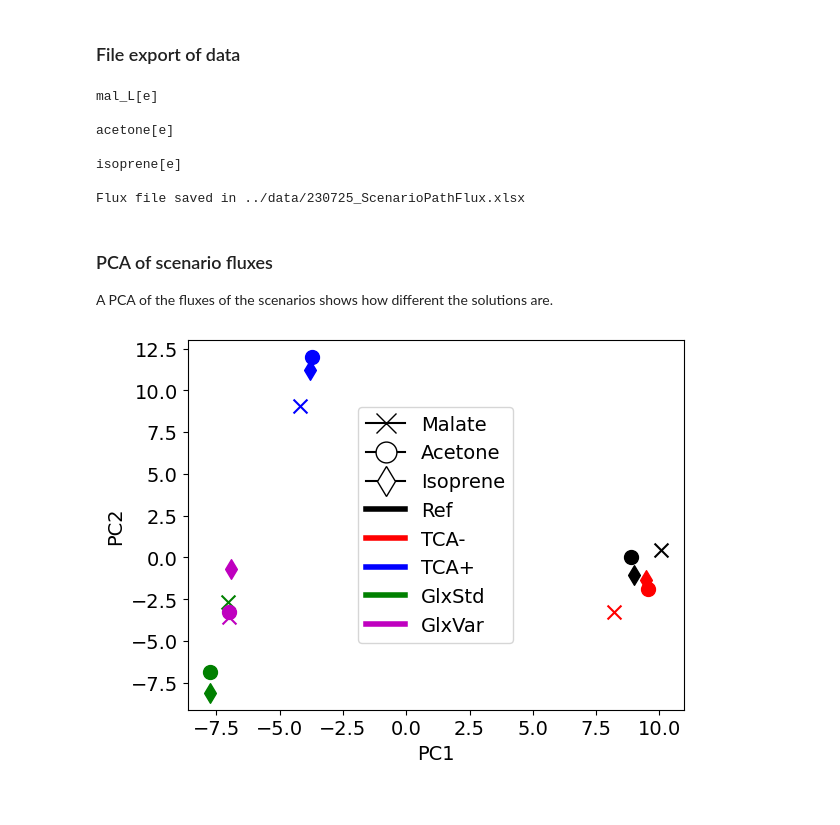
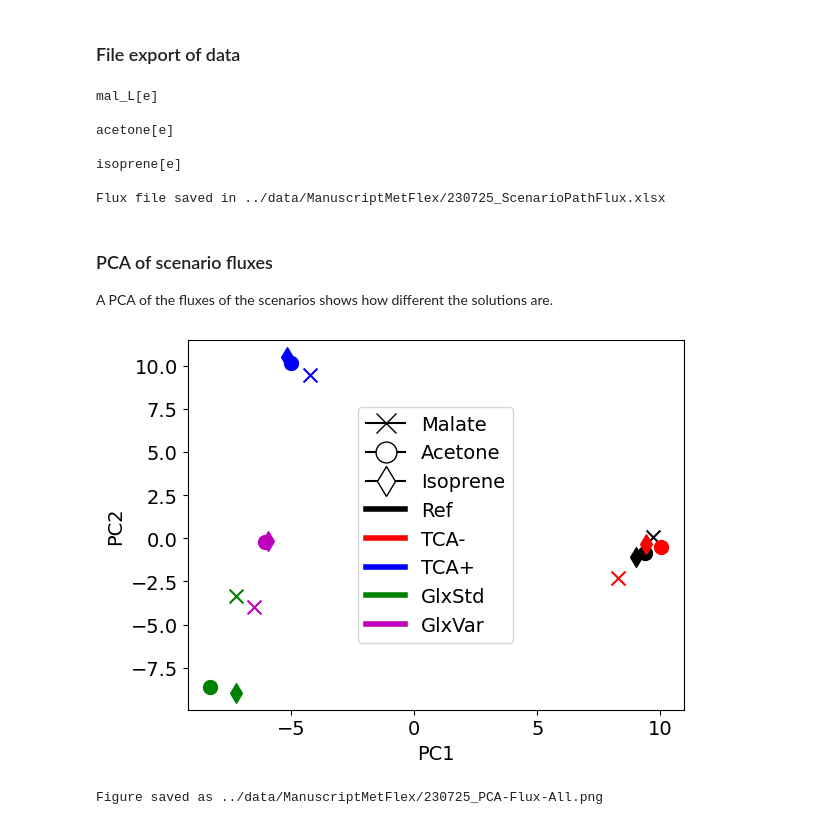
Before and after one commit to iAMB-RWTH-Aachen/Opol-GSMM, a Jupyter notebook: code/Model-Analysis.ipynb, the cells around one changed output. Drawn from its saved outputs; the diff is of its cells as text; code cells hidden in the pictures.

```diff
--- a/code/Model-Analysis.ipynb
+++ b/code/Model-Analysis.ipynb
@@ -3,12 +3,10 @@
 
 The notebook explores the metabolic capacities of *O. polymorpha* to produce the small molecular weight biochemicals malate, acetone, and isoprene. For the analysis a modified genome scale model based on iUL909 [[Liebal et al., 2021](https://doi.org/10.1186/s12896-021-00675-w)] is used, in which reactions for acetone and isoprene production are added.
 # %%
-import sys # loading commands to control/navigate within the system architecture
 # Loading pandas, a library for data manipulation
 import os
 import xlrd
 import pandas as pd
-import re
 from datetime import date
 import numpy as np
 
@@ -18,7 +16,7 @@ from itertools import product
 
 # loading matplotlib, a library for visualization
 import matplotlib.pyplot as plt
-from matplotlib.patches import Patch
+# from matplotlib.patches import Patch
 from matplotlib.lines import Line2D
 %matplotlib inline
 plt.rcParams['font.size'] = '14'
@@ -30,7 +28,7 @@ from cobra import Reaction, Metabolite
 from iambcodes import countCinFormula, set_ObjGSMM, set_SubFlux, CreateTransReact
 
 Today = date.today().strftime('%y%m%d')
-SaveDir = os.path.join('..','data')
+SaveDir = os.path.join('..','data','ManuscriptMetFlex')
 FigureType = 'png'
 # %%
 
@@ -73,7 +75,7 @@ if run:
         reaction.name = 'Isoprene synthase'
         reaction.lower_bound = 0.
         reaction.upper_bound = 1000.
-    #     reaction.annotation = {'biocyc': 'FUCISOM-RXN', 'brenda': '5.3.1.25'}
+        reaction.annotation = {'biocyc':'4.2.3.27-RXN' , 'brenda': '4.2.3.27'}
         IP = Metabolite(
             'isoprene[c]',
             formula = 'C5H8',
@@ -81,7 +83,7 @@ if run:
             charge = 0,
             compartment = 'c',
         )
-    #     IP.annotation = {'biocyc':'CPD-10329', 'chebi':'42548', 'chemspider':'388645', 'drugbank':'DB04473', 'inchi':'InChI=1S/C6H12O5/c1-2-3(7)4(8)5(9)6(10)11-2/h2-10H,1H3/t2-,3+,4+,5-,6+/m0/s1', 'kegg.compound':'C20835', 'pubchem':'439554'}
+        IP.annotation = {'biocyc':'CPD-9436', 'chebi':'35194', 'chemspider':'6309', 'inchi':' InChI=1S/C5H8/c1-4-5(2)3/h4H,1-2H2,3H3', 'kegg.compound':'C16521', 'pubchem':'6557'}
         IPP = model.metabolites.get_by_id('ipdp[c]')
         DP = model.metabolites.get_by_id('ppi[c]')
         reaction.add_metabolites({IPP:-1., IP:1., DP:1.})
@@ -144,7 +146,7 @@ if run:
     model.add_reactions([TransAcetone])
     model.add_boundary(model.metabolites.get_by_id('acetone[e]'), type="exchange", lb=0)
 
-    # write_sbml_model(model, "iOpol23.xml")
+    write_sbml_model(model, "iOpol23.xml")
 else:
     print('Using the adapted model iOpol23.xml')
 # %% [output]
@@ -288,8 +291,6 @@ def Model_Unconstrained(model, target):
     # optimizing for production
     set_ObjGSMM(model, target)
     set_SubFlux(model, ['meoh'], 'Ex_glc_D', 10)
-    # setting cytoplasmic malate dehydrogenase as reversible
-    model.reactions.get_by_id('MDH').bounds = -1000,1000
     return model
 
 
@@ -300,8 +301,6 @@ def Model_BlockedTCA(model, target):
     # optimizing for production
     set_ObjGSMM(model, target)
     set_SubFlux(model, ['meoh'], 'Ex_glc_D', 10)
-    # setting cytoplasmic malate dehydrogenase as reversible
-    model.reactions.get_by_id('MDH').bounds = -1000,1000
 
     model.reactions.get_by_id('PDHa1').upper_bound = 0
     model.reactions.get_by_id('PDHcm').upper_bound = 0
@@ -322,8 +321,6 @@ def Model_ForceTCA(model, target):
     # optimizing for production
     set_ObjGSMM(model, target)
     set_SubFlux(model, ['meoh'], 'Ex_glc_D', 10)
-    # setting cytoplasmic malate dehydrogenase as reversible
-    model.reactions.get_by_id('MDH').bounds = -1000,1000
     model.reactions.get_by_id('AKGDam').lower_bound = 7.8
     return model
 
@@ -334,8 +331,6 @@ def Model_ForceStdGlx(model, target):
     # optimizing for production
     set_ObjGSMM(model, target)
     set_SubFlux(model, ['meoh'], 'Ex_glc_D', 10)
-    # setting cytoplasmic malate dehydrogenase as reversible
-    model.reactions.get_by_id('MDH').bounds = -1000,1000
 
     model.reactions.get_by_id('ICL').lower_bound = 10
     return model
@@ -347,8 +342,6 @@ def Model_ForceImpGlx(model, target):
     # optimizing for production
     set_ObjGSMM(model, target)
     set_SubFlux(model, ['meoh'], 'Ex_glc_D', 10)
-    # setting cytoplasmic malate dehydrogenase as reversible
-    model.reactions.get_by_id('MDH').bounds = -1000,1000
     model.reactions.get_by_id('ICL').lower_bound = 10
     model.reactions.get_by_id('MDHm').bounds = -10, 2.85
     return model
@@ -561,7 +554,7 @@ acetone[e]
 
 isoprene[e]
 
-Flux file saved in ../data/230725_ScenarioPathFlux.xlsx
+Flux file saved in ../data/ManuscriptMetFlex/230725_ScenarioPathFlux.xlsx
 # %% [markdown]
 ### PCA of scenario fluxes
 A PCA of the fluxes of the scenarios shows how different the solutions are.
@@ -589,7 +582,7 @@ for target in list(myResults.columns):
 
     # Standardizing the features
     x.append(StandardScaler().fit_transform(myDat.T))
-x = np.array(x).reshape(-1, 135)
+x = np.array(x).reshape(-1, 134)
 pca = PCA(n_components=2)
 principalComponents = pca.fit_transform(x)
 principalDf = pd.DataFrame(data = principalComponents, columns = ['PC1', 'PC2'], index = PrintLabel)
@@ -597,31 +590,33 @@ principalDf = pd.DataFrame(data = principalComponents, columns = ['PC1', 'PC2'],
 principalDf['Target'] = [mylist[0] for mylist in PlotLabel]
 principalDf['Path'] = [mylist[1] for mylist in PlotLabel]
 
 # Plotting the PCA
 # plt.figure(figsize=(10,10))
 plt.xlabel('PC1')
 plt.ylabel('PC2')
 for idx, row in principalDf.iterrows():
     plt.scatter(row['PC1'], row['PC2'], s=100, marker=row['Target'], c=row['Path'], label=idx)
 
 # adding manual legend for target marker and pathway color
 # https://matplotlib.org/stable/gallery/text_labels_and_annotations/custom_legends.html
 legend_elements = [Line2D([0], [0], marker='x', color='k', label='Malate', markerfacecolor='w', markersize=15),
                    Line2D([0], [0], marker='o', color='k', label='Acetone', markerfacecolor='w', markersize=15),
                    Line2D([0], [0], marker='d', color='k', label='Isoprene', markerfacecolor='w', markersize=15),
                    Line2D([0], [0], color='k', lw=4, label='Ref'),
                    Line2D([0], [0], color='r', lw=4, label='TCA-'),
                    Line2D([0], [0], color='b', lw=4, label='TCA+'),
                    Line2D([0], [0], color='g', lw=4, label='GlxStd'),
                    Line2D([0], [0], color='m', lw=4, label='GlxVar')]
 # plt.legend(handles = legend_elements, bbox_to_anchor=(1.05, 1), loc='upper left', borderaxespad=0.)
 plt.legend(handles = legend_elements, loc='center')
 
 
 # saving figure
 FigureName = 'PCA-Flux-All'
 PlotName = os.path.join(SaveDir, f'{Today}_{FigureName}.{FigureType}')
 plt.savefig(PlotName, dpi=300, bbox_inches='tight')
 plt.show()
+print(f'Figure saved as {PlotName}')
 # %% [output]
-[figure, old version]
+[figure, new version]
+Figure saved as ../data/ManuscriptMetFlex/230725_PCA-Flux-All.png
```
Also changed, not shown: parts of 24 cells of this notebook, 11 other files.
